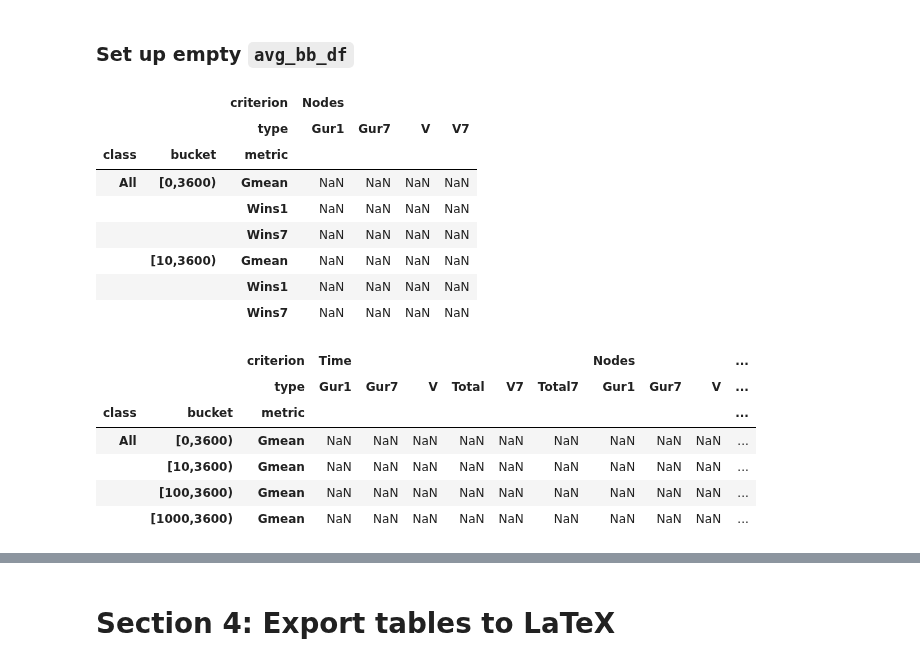
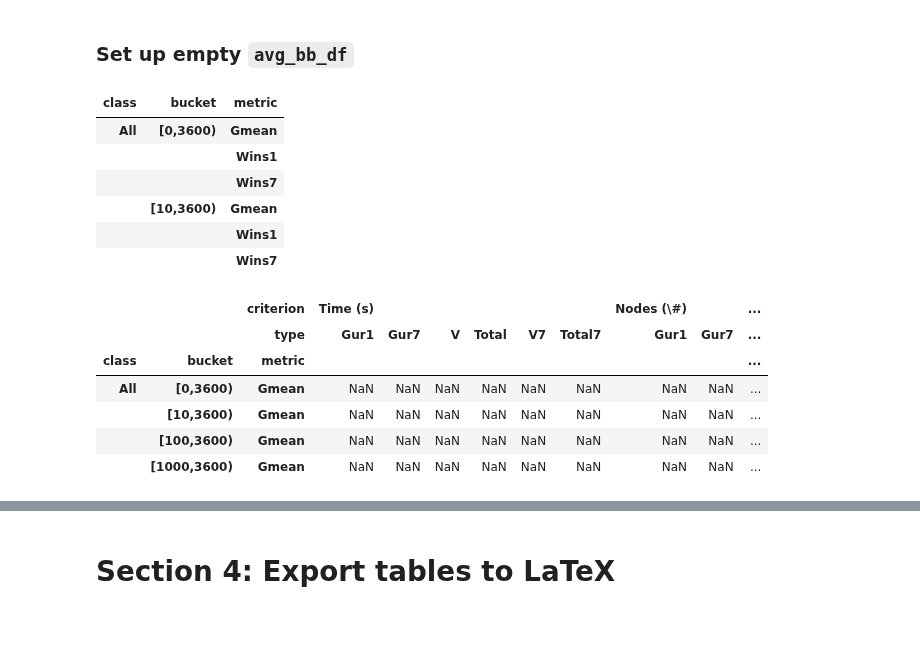
Before and after one commit to akazachk/vpc, a Jupyter notebook: plots/plots.ipynb, the cells around one changed output, grey strips where cells are left out. Cells and saved outputs as stored; diff of their text form; code cells hidden in the pictures; blank space fills up the shorter version.

```diff
--- a/plots/plots.ipynb
+++ b/plots/plots.ipynb
@@ -1785,43 +2022,44 @@ bb_buckets = ['[' + str(bucket_min[j]) + ',' + str(bucket_max[j]) + ')' for j in
 # display(bucket_names)
 
 bb_metrics = ['Gmean', 'Wins1', 'Wins7']
+
+time_col_header = 'Time (s)'
+node_col_header = 'Nodes (\\#)'
 # %% [markdown]
 ### Set up empty `avg_bb_df`
 # %%
 ## Prepare avg_bb_df
 
 avg_bb_cols = pd.MultiIndex.from_arrays(
-    [['Time']*len(time_cols) + ['Nodes']*len(node_cols), time_cols + node_cols],
+    [[time_col_header]*len(time_cols_short) + [node_col_header]*len(node_cols_short), time_cols_short + node_cols_short],
     names = ['criterion', 'type'])
 #bb_row_names = pd.MultiIndex.from_product([bb_buckets, bb_row_names], names=['bucket', 'metric'])
 bb_row_names = pd.MultiIndex.from_product(
     [bb_classes, bb_buckets, bb_metrics],
     names=['class', 'bucket', 'metric'])
 
 avg_bb_df = pd.DataFrame(
     columns = avg_bb_cols,
     index = bb_row_names,
     dtype = float
 )
 
 display(avg_bb_df.loc[:,avg_bb_cols.get_level_values(0)=='Nodes'].head(6))
 #display(avg_bb_df.loc[(bb_classes[0], bb_buckets[1], bb_metrics[0]),:])
 display(avg_bb_df.loc[(bb_classes[0], bb_buckets, bb_metrics[0]),:])
 # %% [output]
-|  |  | criterion | Nodes |  |  |  |
-|  |  | type | Gur1 | Gur7 | V | V7 |
-| class | bucket | metric |  |  |  |  |
-| All | [0,3600) | Gmean | NaN | NaN | NaN | NaN |
-|  |  | Wins1 | NaN | NaN | NaN | NaN |
-|  |  | Wins7 | NaN | NaN | NaN | NaN |
-|  | [10,3600) | Gmean | NaN | NaN | NaN | NaN |
-|  |  | Wins1 | NaN | NaN | NaN | NaN |
-|  |  | Wins7 | NaN | NaN | NaN | NaN |
+| class | bucket | metric |
+| All | [0,3600) | Gmean |
+|  |  | Wins1 |
+|  |  | Wins7 |
+|  | [10,3600) | Gmean |
+|  |  | Wins1 |
+|  |  | Wins7 |
-|  |  | criterion | Time |  |  |  |  |  | Nodes |  |  | ... |
-|  |  | type | Gur1 | Gur7 | V | Total | V7 | Total7 | Gur1 | Gur7 | V | ... |
-| class | bucket | metric |  |  |  |  |  |  |  |  |  | ... |
-| All | [0,3600) | Gmean | NaN | NaN | NaN | NaN | NaN | NaN | NaN | NaN | NaN | ... |
-|  | [10,3600) | Gmean | NaN | NaN | NaN | NaN | NaN | NaN | NaN | NaN | NaN | ... |
-|  | [100,3600) | Gmean | NaN | NaN | NaN | NaN | NaN | NaN | NaN | NaN | NaN | ... |
-|  | [1000,3600) | Gmean | NaN | NaN | NaN | NaN | NaN | NaN | NaN | NaN | NaN | ... |
+|  |  | criterion | Time (s) |  |  |  |  |  | Nodes (\#) |  | ... |
+|  |  | type | Gur1 | Gur7 | V | Total | V7 | Total7 | Gur1 | Gur7 | ... |
+| class | bucket | metric |  |  |  |  |  |  |  |  | ... |
+| All | [0,3600) | Gmean | NaN | NaN | NaN | NaN | NaN | NaN | NaN | NaN | ... |
+|  | [10,3600) | Gmean | NaN | NaN | NaN | NaN | NaN | NaN | NaN | NaN | ... |
+|  | [100,3600) | Gmean | NaN | NaN | NaN | NaN | NaN | NaN | NaN | NaN | ... |
+|  | [1000,3600) | Gmean | NaN | NaN | NaN | NaN | NaN | NaN | NaN | NaN | ... |
 # %% [markdown]
```
Also changed, not shown: parts of 36 cells of this notebook.
